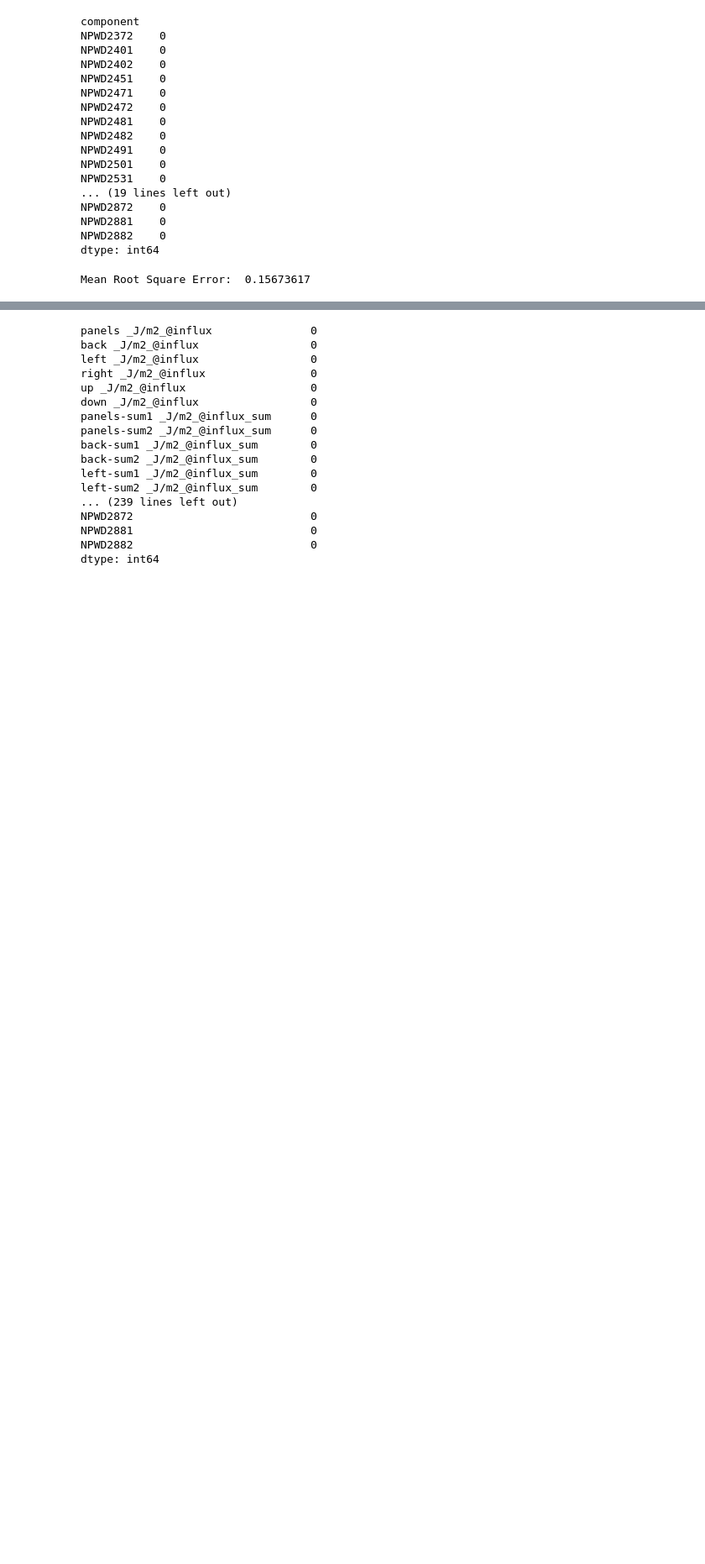
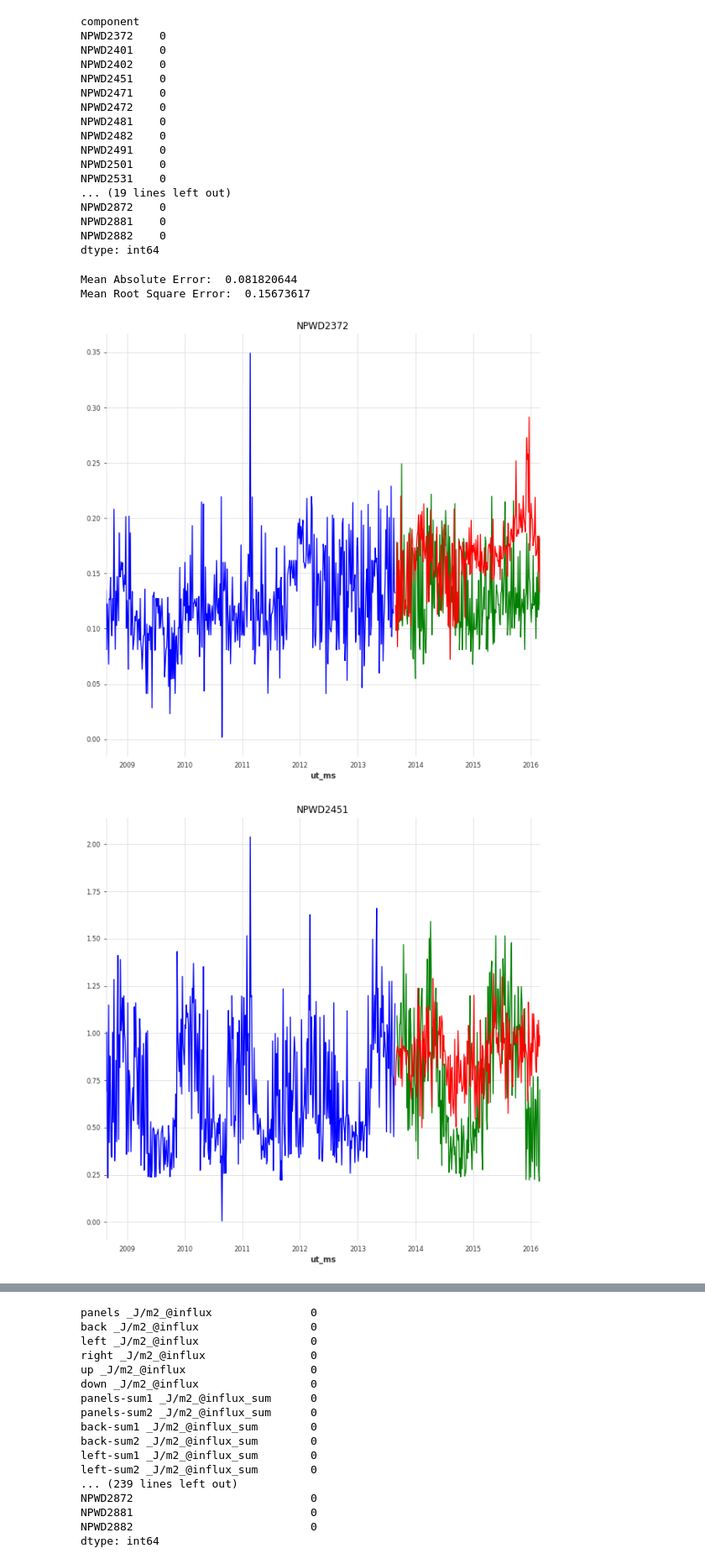
Before and after one commit to Michalinh0/DS2022, a Jupyter notebook: TimeSeriesRegression/MarsSpaceship.ipynb, the cells around one changed output, grey strips where cells are left out. Shown at 84% size. Drawn from its saved outputs; the diff is of its cells as text; code cells hidden in the pictures; blank space fills up the shorter version.

```diff
--- a/TimeSeriesRegression/MarsSpaceship.ipynb
+++ b/TimeSeriesRegression/MarsSpaceship.ipynb
@@ -446,10 +463,26 @@ NPWD2881    0
 NPWD2882    0
 dtype: int64
 # %%
-mae = mean_absolute_error(y_test, y_pred)
+from sklearn.metrics import mean_absolute_error
+
+mae = mean_absolute_error(xdddd, xdddddd)
 print("Mean Absolute Error: ", mae)
 
 rmse = np.sqrt(mean_squared_error(xdddd, xdddddd))
 print("Mean Root Square Error: ", rmse)
 # %% [output]
+Mean Absolute Error:  0.081820644
 Mean Root Square Error:  0.15673617
+# %%
+interesting_plots=['NPWD2372' , 'NPWD2451' , 'NPWD2472' , 'NPWD2552']
+
+for column in interesting_plots:
+  plt.figure()
+  train_set[column].iloc[::100].plot(color="blue")
+  y_test[column].iloc[::100].plot(color="green")
+  xdddddd[column].iloc[::100].plot(color="red")
+  plt.title(column)
+  plt.show()
+# %% [output]
+[figure, added]
+[figure, added]
```
Also changed, not shown: parts of 7 cells of this notebook.
